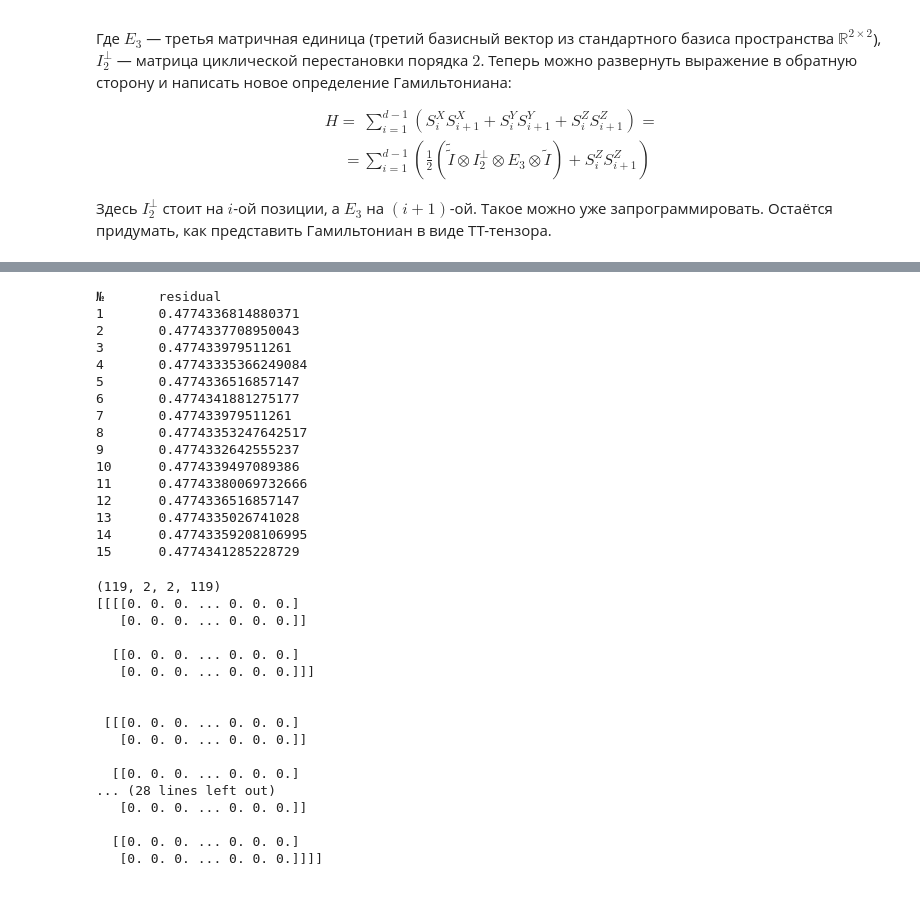
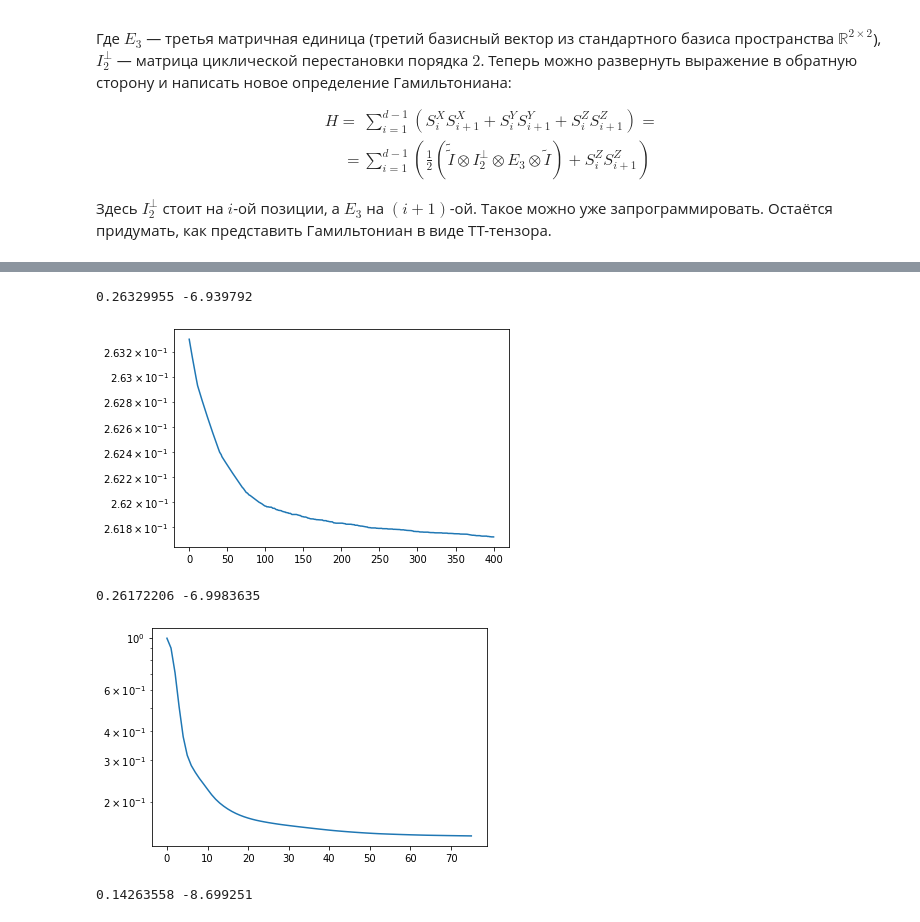
Before and after one commit to johanDDC/RiemannianOptimizationTT, a Jupyter notebook: partial_evp/haisenberg_model.ipynb, the cells around one changed output, grey strips where cells are left out. Saved outputs shown, nothing was run; the diff lists cells and outputs as text; code cells hidden in the pictures.

```diff
--- a/partial_evp/haisenberg_model.ipynb
+++ b/partial_evp/haisenberg_model.ipynb
@@ -298,47 +305,26 @@ f = lambda x: ttax.flat_inner(x, x)
+# %%
+print(residuals_rk1[-1], make_rayleigh(operator)(vec_rk1))
+# %% [output]
+0.26329955 -6.939792
+# %%
+vec2_rk1, residuals2_rk1 = riemanGD(operator, vec_rk1, 1E-2, rk, 400)
+plt.semilogy()
+plt.show(plt.plot(residuals2_rk1))
+# %% [output]
+[figure, added]
+# %%
+print(residuals2_rk1[-1], make_rayleigh(operator)(vec2_rk1))
+# %% [output]
+0.26172206 -6.9983635
 # %%
-# x = ttax.random.tensor(jax.random.PRNGKey(42), n, tt_rank=2)
-# ttax.autodiff.grad(f)(init)
-# f(init)
-vec, residuals = riemanGD(operator, init, 1E-2, 2, 50, True)
+rk = 2
+init = ttax.random.tensor(jax.random.PRNGKey(41), n, tt_rank=rk)
+vec_rk2, residuals_rk2 = riemanGD(operator, init, 1E-2, rk, 75)
 plt.semilogy()
-plt.show(plt.plot(residuals))
+plt.show(plt.plot(residuals_rk2))
 # %% [output]
-№       residual
-1       0.4774336814880371
-2       0.4774337708950043
-3       0.477433979511261
-4       0.47743335366249084
-5       0.4774336516857147
-6       0.4774341881275177
-7       0.477433979511261
-8       0.47743353247642517
-9       0.4774332642555237
-10      0.4774339497089386
-11      0.47743380069732666
-12      0.4774336516857147
-13      0.4774335026741028
-14      0.47743359208106995
-15      0.4774341285228729
+[figure, added]
-# %%
-# print(make_rayleigh(operator)(vec), residuals[0] - residuals[-1])
-print(H.tt_cores[5].shape)
-print(H.tt_cores[5] + (-1) * H.tt_cores[3])
-# print(ttax.full(H_round).round(1))
-# %% [output]
-(119, 2, 2, 119)
-[[[[0. 0. 0. ... 0. 0. 0.]
-   [0. 0. 0. ... 0. 0. 0.]]
-
-  [[0. 0. 0. ... 0. 0. 0.]
-   [0. 0. 0. ... 0. 0. 0.]]]
-
-
- [[[0. 0. 0. ... 0. 0. 0.]
-   [0. 0. 0. ... 0. 0. 0.]]
-
-  [[0. 0. 0. ... 0. 0. 0.]
-... (28 lines left out)
-   [0. 0. 0. ... 0. 0. 0.]]
-
-  [[0. 0. 0. ... 0. 0. 0.]
-   [0. 0. 0. ... 0. 0. 0.]]]]
+# %%
+print(residuals_rk2[-1], make_rayleigh(operator)(vec_rk2))
+# %% [output]
+0.14263558 -8.699251
```
Also changed, not shown: parts of 12 cells of this notebook.
